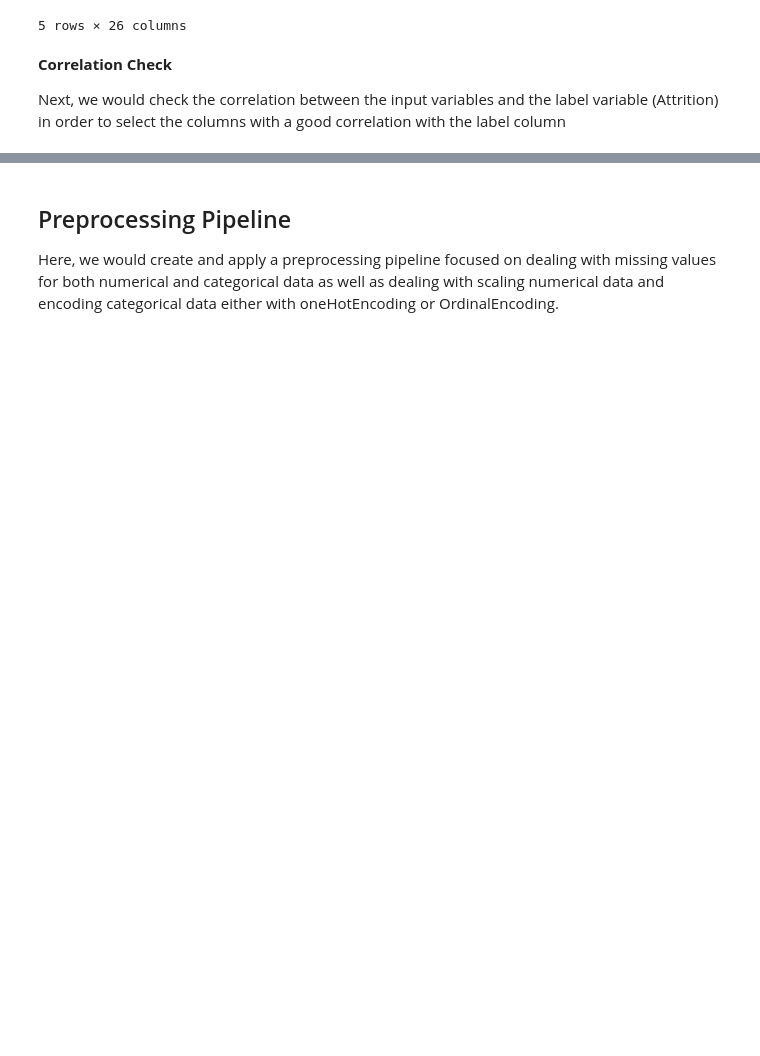
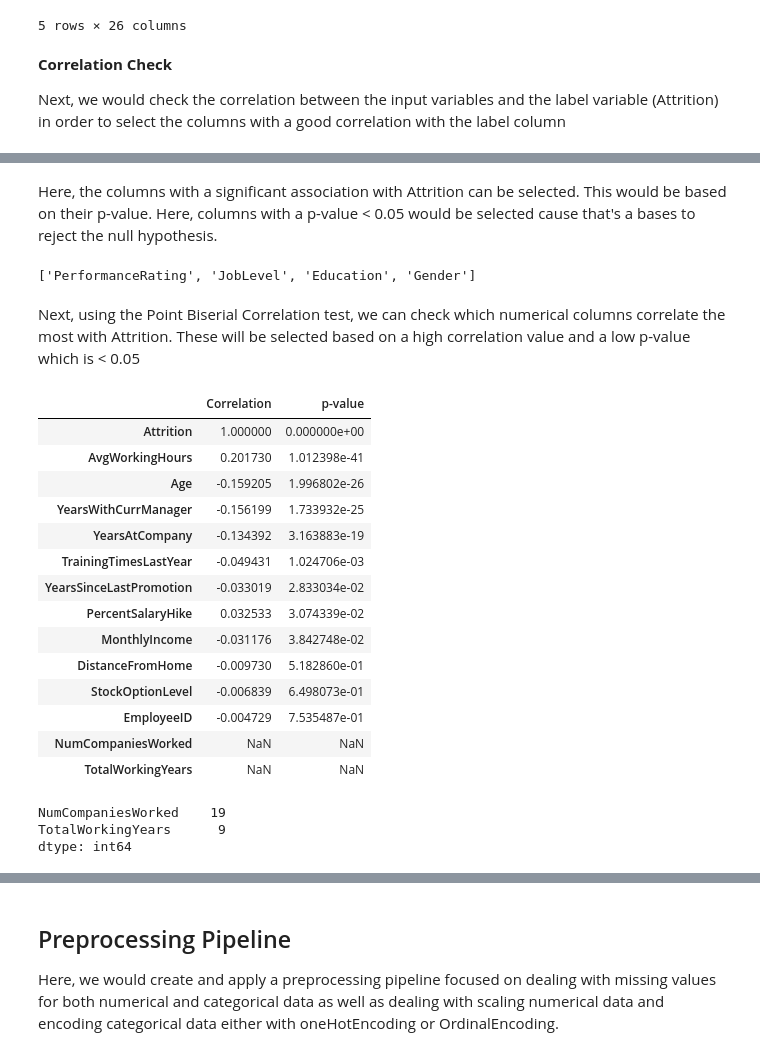
Before and after one commit to P-Asare/AI_final_H4U, a Jupyter notebook: AI_Final_Project.ipynb, the cells around one changed output, grey strips where cells are left out. Drawn from its saved outputs; the diff is of its cells as text; code cells hidden in the pictures; blank space fills up the shorter version.

```diff
--- a/AI_Final_Project.ipynb
+++ b/AI_Final_Project.ipynb
@@ -572,0 +610,45 @@ continuous_cols = final_merged_data.drop(categorical_columns, axis=1, inplace=Fa
+# %% [markdown]
+Here, the columns with a significant association with Attrition can be selected. This would be based on their p-value. Here, columns with a p-value < 0.05 would be selected cause that's a bases to reject the null hypothesis.
+# %%
+rejected_cols = ['PerformanceRating', 'JobLevel', 'Education', 'Gender']
+rejected_cols
+# %% [output]
+['PerformanceRating', 'JobLevel', 'Education', 'Gender']
+# %% [markdown]
+Next, using the Point Biserial Correlation test, we can check which numerical columns correlate the most with Attrition. These will be selected based on a high correlation value and a low p-value which is < 0.05
+# %%
+from scipy.stats import pointbiserialr
+
+def point_biserial_corr(data, target, continuous_cols):
+    results = {}
+    data[target] = data[target].map({'Yes': 1, 'No': 0})
+
+    for col in continuous_cols:
+        correlation, p_value = pointbiserialr(data[target], data[col])
+        results[col] = {'Correlation': correlation, 'p-value': p_value}
+
+    return pd.DataFrame(results).T.sort_values(by='p-value')
+# %%
+point_biserial_corr(final_merged_data, 'Attrition', continuous_cols=continuous_cols)
+# %% [output]
+|  | Correlation | p-value |
+| Attrition | 1.000000 | 0.000000e+00 |
+| AvgWorkingHours | 0.201730 | 1.012398e-41 |
+| Age | -0.159205 | 1.996802e-26 |
+| YearsWithCurrManager | -0.156199 | 1.733932e-25 |
+| YearsAtCompany | -0.134392 | 3.163883e-19 |
+| TrainingTimesLastYear | -0.049431 | 1.024706e-03 |
+| YearsSinceLastPromotion | -0.033019 | 2.833034e-02 |
+| PercentSalaryHike | 0.032533 | 3.074339e-02 |
+| MonthlyIncome | -0.031176 | 3.842748e-02 |
+| DistanceFromHome | -0.009730 | 5.182860e-01 |
+| StockOptionLevel | -0.006839 | 6.498073e-01 |
+| EmployeeID | -0.004729 | 7.535487e-01 |
+| NumCompaniesWorked | NaN | NaN |
+| TotalWorkingYears | NaN | NaN |
+# %%
+print(final_merged_data[['NumCompaniesWorked', 'TotalWorkingYears']].isnull().sum())
+# %% [output]
+NumCompaniesWorked    19
+TotalWorkingYears      9
+dtype: int64
```
Also changed, not shown: parts of 13 cells of this notebook.
